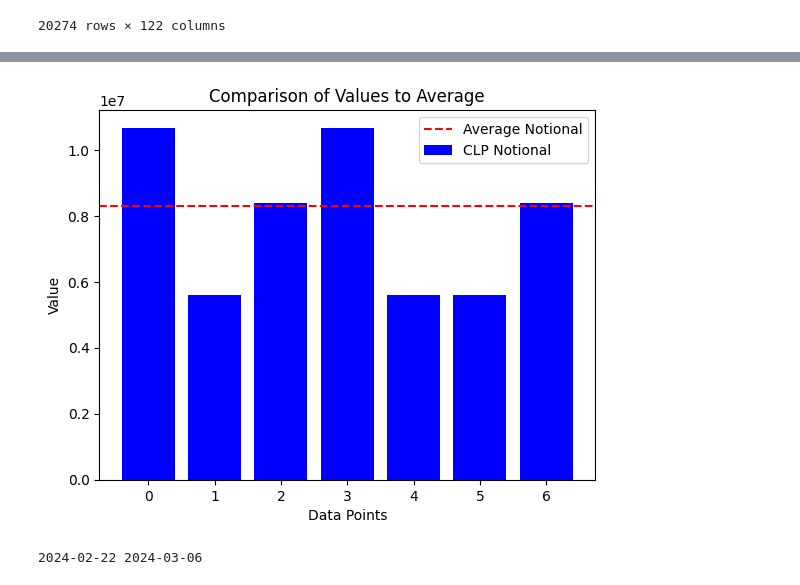
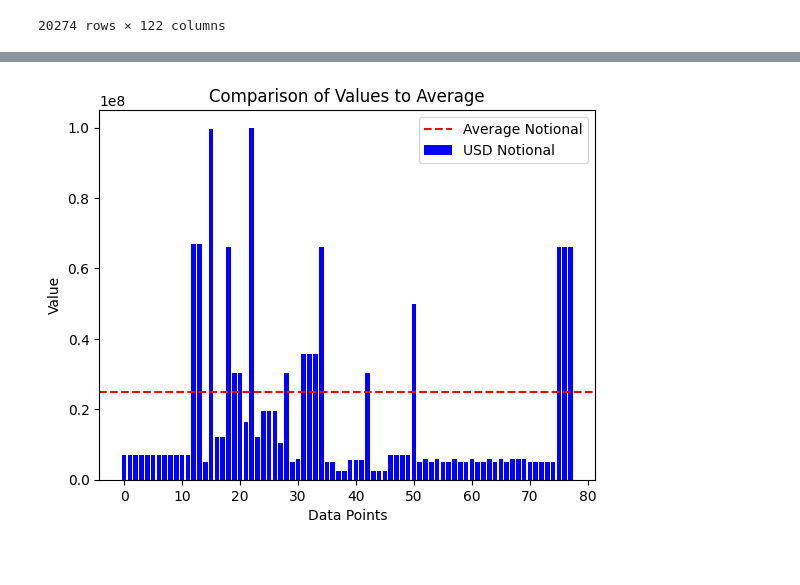
Before and after one commit to Mehedi24434/sdrpy, a Jupyter notebook: test.ipynb, the cells around one changed output, grey strips where cells are left out. Drawn from its saved outputs; the diff is of its cells as text; code cells hidden in the pictures.

Commit message:
get trade error resolved

```diff
--- a/test.ipynb
+++ b/test.ipynb
@@ -38,6 +38,6 @@ df
 # %%
 from sdrpy.filters.filter_functions import get_trades
-df1 =  get_trades (df,product="xccy",product_type="FixedFloat",date_range="-3d")
+df1 =  get_trades (product="xccy",product_type="FixedFloat",date_range="-3d")
 df1
 # %% [output]
 InterestRate:CrossCurrency:FixedFloat
@@ -81,10 +62,5 @@ Name: Notional currency-Leg 1, dtype: object
 # %%
 from sdrpy.filters.filter_functions import plot_notional_comparison
-plot_notional_comparison(df1,"CLP")
+plot_notional_comparison(df1,'USD')
 # %% [output]
-[figure, old version]
+[figure, new version]
-# %%
-from sdrpy.data.data_module import get_data
-df=get_data()
-# %% [output]
-2024-02-22 2024-03-06
```
Also changed, not shown: parts of 4 cells of this notebook, 1 other file.
